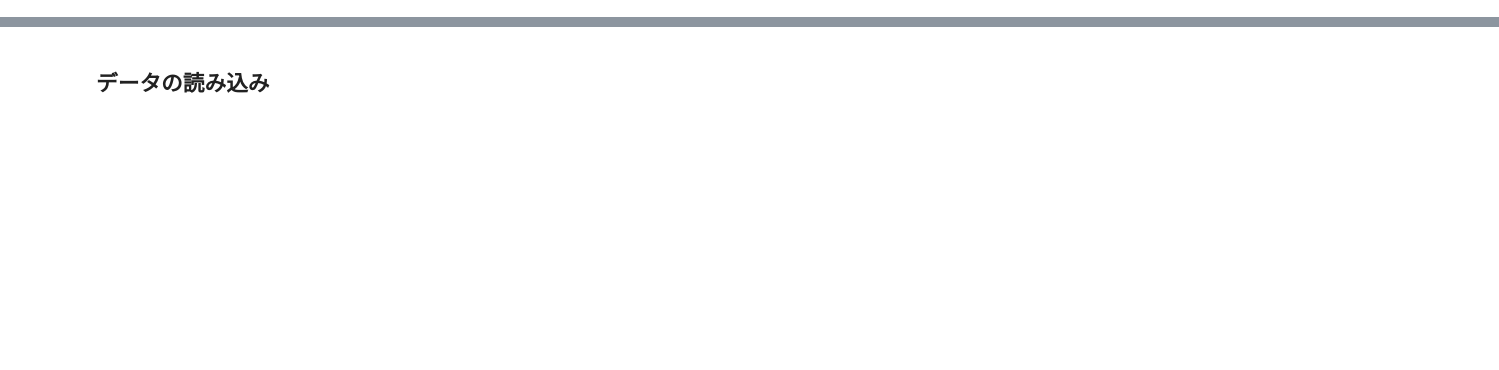
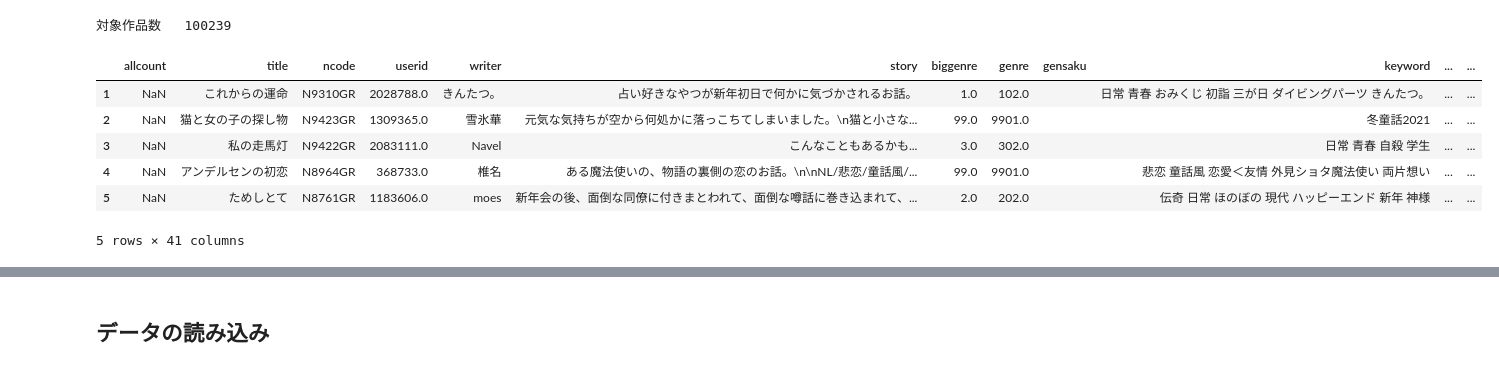
Before and after one commit to Shingo425/NLP, a Jupyter notebook: src/narou_title_predict.ipynb, the cells around one changed output, grey strips where cells are left out. Saved outputs shown, nothing was run; the diff lists cells and outputs as text; code cells hidden in the pictures; blank space fills up the shorter version.

```diff
--- a/src/narou_title_predict.ipynb
+++ b/src/narou_title_predict.ipynb
@@ -12,0 +13,5 @@ import sqlite3
+# %%
+import datetime
+input_dt = datetime.datetime.strptime("2020/1/1","%Y/%m/%d")
+output_dt = datetime.datetime.strptime("2021/1/1","%Y/%m/%d")
+input_dt.timestamp
@@ -13,17 +20,15 @@ import sqlite3
 # %%
-#『なろう小説API』を用いて、なろうの『全作品情報データを一括取得する』Pythonスクリプト
-#2020-04-26更新
-
 #リクエストの秒数間隔(1以上を推奨)
 interval = 2
 ### なろう小説API・なろう１８禁小説API を設定 ####
 api_url="https://api.syosetu.com/novelapi/api/"
 
 #全作品情報の取得
-def get_all_novel_info():
+def get_all_novel_info(input_dt,output_dt):
+    lastup = output_dt.timestamp()
 
     df = pd.DataFrame()
-    payload = {'out': 'json','gzip':5,'of':'n','lim':1}
+    payload = {'out': 'json','gzip':5,'of':'n','lim':1,'lastup':f"{input_dt.timestamp()}-{lastup}"}
     res = requests.get(api_url, params=payload).content
     r =  gzip.decompress(res).decode("utf-8")
     allcount = json.loads(r)[0]["allcount"]
@@ -31,12 +36,8 @@ def get_all_novel_info():
 
     all_queue_cnt = (allcount // 500) + 10
 
-    #現在時刻を取得
-    nowtime = datetime.datetime.now().timestamp()
-    lastup = int(nowtime)
-
     for i in tqdm(range(all_queue_cnt)):
-        payload = {'out': 'json','gzip':5,'opt':'weekly','lim':500,'lastup':"1073779200-"+str(lastup)}
+        payload = {'out': 'json','gzip':5,'opt':'weekly','lim':500,'lastup':f"{input_dt.timestamp()}-{lastup}"}
 
         # なろうAPIにリクエスト
         cnt=0
@@ -85,2 +66,16 @@ df
+# %%
+narou = get_all_novel_info(input_dt,output_dt)
+# %% [output]
+対象作品数   100239
+# %%
+narou.head()
+# %% [output]
+|  | allcount | title | ncode | userid | writer | story | biggenre | genre | gensaku | keyword | ... | ... |
+| 1 | NaN | これからの運命 | N9310GR | 2028788.0 | きんたつ。 | 占い好きなやつが新年初日で何かに気づかされるお話。 | 1.0 | 102.0 |  | 日常 青春 おみくじ 初詣 三が日 ダイビングパーツ きんたつ。 | ... | ... |
+| 2 | NaN | 猫と女の子の探し物 | N9423GR | 1309365.0 | 雪氷華 | 元気な気持ちが空から何処かに落っこちてしまいました。\n猫と小さな... | 99.0 | 9901.0 |  | 冬童話2021 | ... | ... |
+| 3 | NaN | 私の走馬灯 | N9422GR | 2083111.0 | Navel | こんなこともあるかも... | 3.0 | 302.0 |  | 日常 青春 自殺 学生 | ... | ... |
+| 4 | NaN | アンデルセンの初恋 | N8964GR | 368733.0 | 椎名 | ある魔法使いの、物語の裏側の恋のお話。\n\nNL/悲恋/童話風/... | 99.0 | 9901.0 |  | 悲恋 童話風 恋愛＜友情 外見ショタ魔法使い 両片想い | ... | ... |
+| 5 | NaN | ためしとて | N8761GR | 1183606.0 | moes | 新年会の後、面倒な同僚に付きまとわれて、面倒な噂話に巻き込まれて、... | 2.0 | 202.0 |  | 伝奇 日常 ほのぼの 現代 ハッピーエンド 新年 神様 | ... | ... |
+5 rows × 41 columns
 # %%
 # 保存
```
Also changed, not shown: parts of 43 cells of this notebook.
